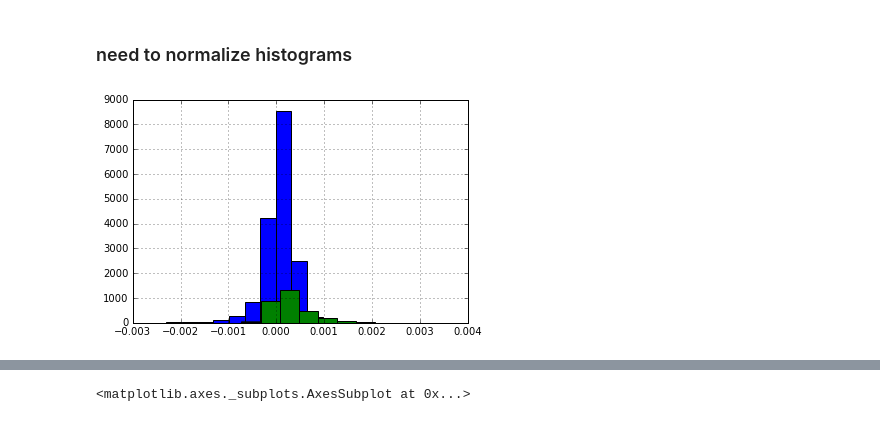
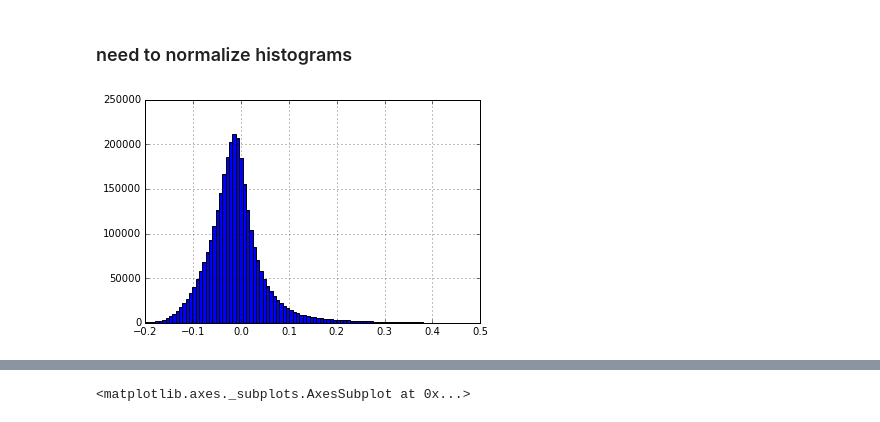
Before and after one commit to ismms-himc/clustergrammer_signature_methods, a Jupyter notebook: notebooks/5.0_10X_Genomics_3K_Dataset.ipynb, the cells around one changed output, grey strips where cells are left out. Drawn from its saved outputs; the diff is of its cells as text; code cells hidden in the pictures.

```diff
--- a/notebooks/5.0_10X_Genomics_3K_Dataset.ipynb
+++ b/notebooks/5.0_10X_Genomics_3K_Dataset.ipynb
@@ -309,7 +309,6 @@ Wall time: 702 ms
 ### need to normalize histograms
 # %%
 hist = {}
-hist['diff'] = sim_dict['diff'].hist()
-hist['same'] = sim_dict['same'].hist()
+hist['diff'] = sim_dict['diff'].hist(bins=100, range=(-0.2,0.5))
 # %% [output]
-[figure, old version]
+[figure, new version]
```
Also changed, not shown: parts of 17 cells of this notebook.
